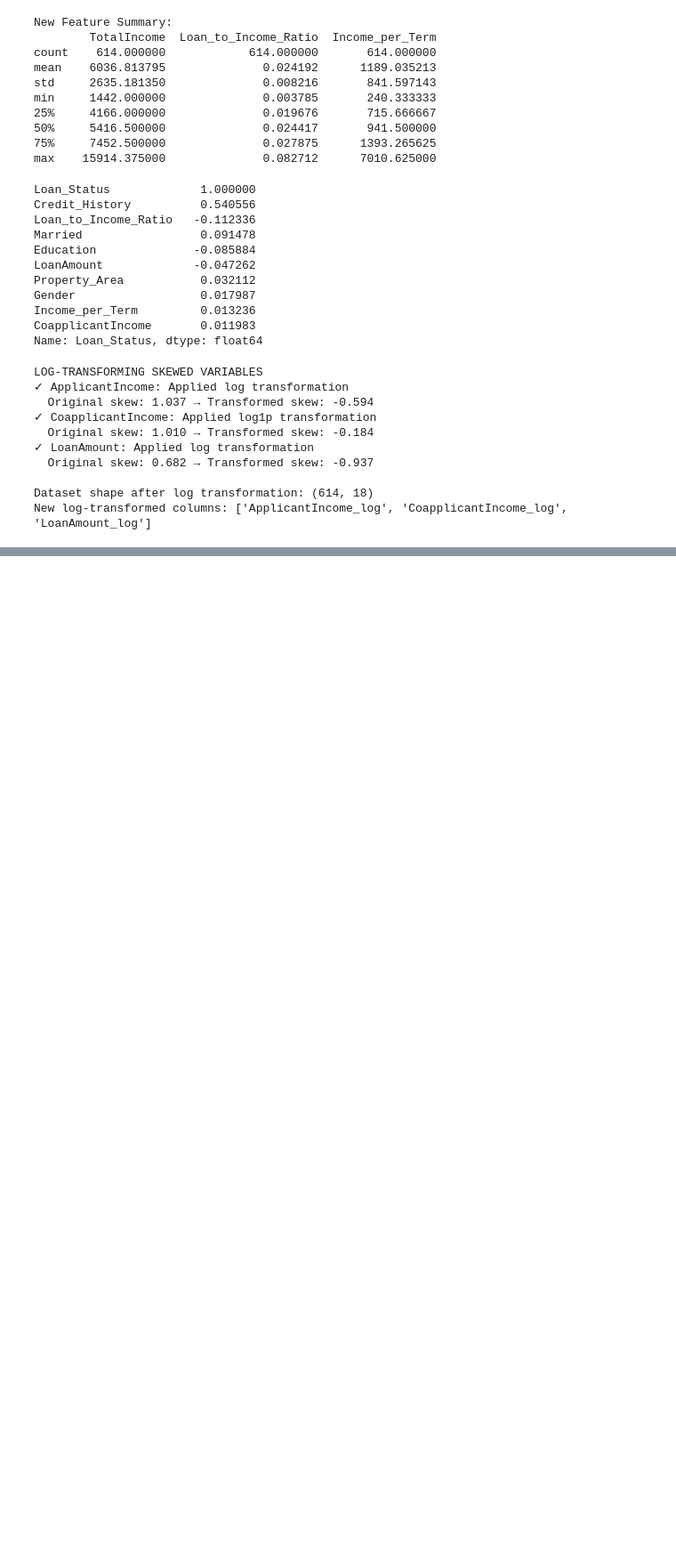
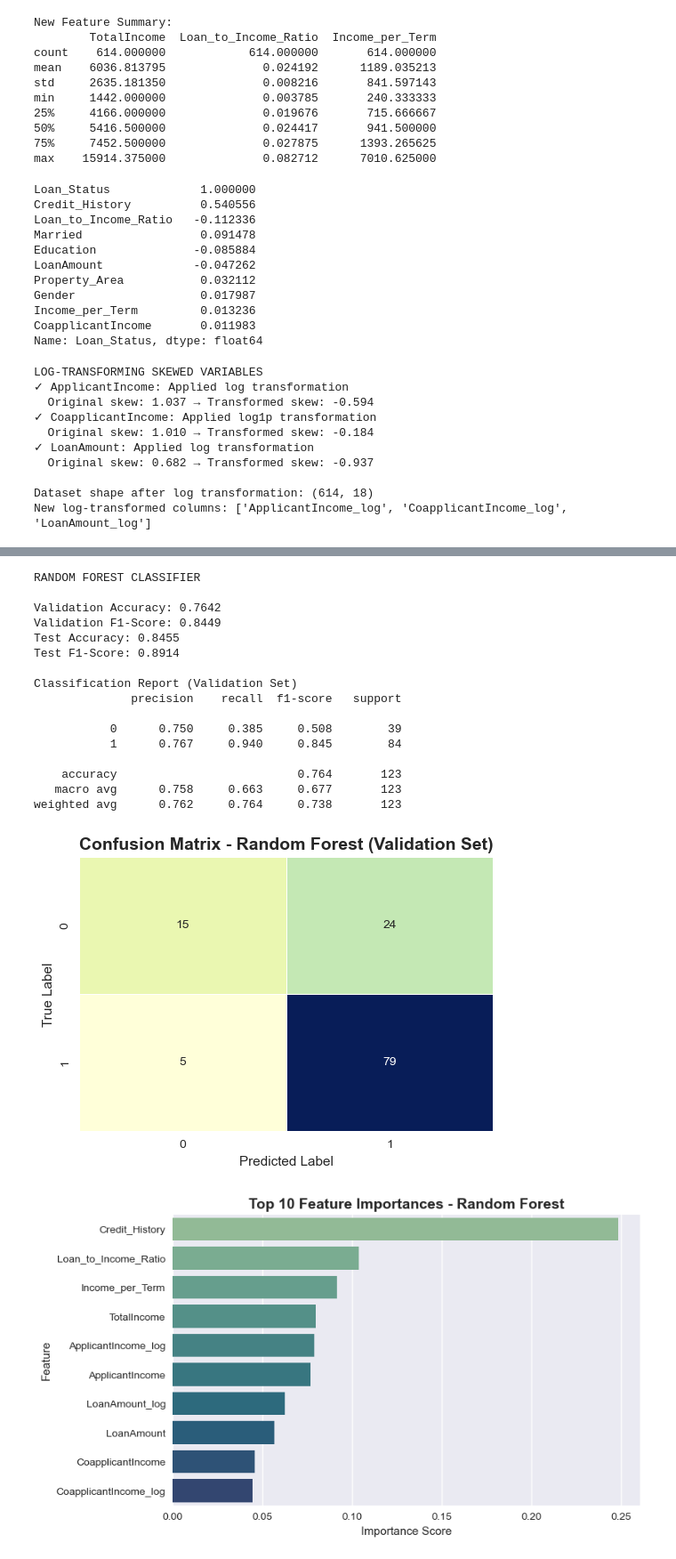
Before and after one commit to RasakOlasunkanmi/my_task, a Jupyter notebook: rasak_olasunkanmi_task25/home_loan_preprocessing.ipynb, the cells around one changed output, grey strips where cells are left out. Shown at 89% size. Saved outputs shown, nothing was run; the diff lists cells and outputs as text; code cells hidden in the pictures; blank space fills up the shorter version.

```diff
--- a/rasak_olasunkanmi_task25/home_loan_preprocessing.ipynb
+++ b/rasak_olasunkanmi_task25/home_loan_preprocessing.ipynb
@@ -313,0 +643,78 @@ df_encoded.shape
+# %%
+# Random Forest Classifier
+print("RANDOM FOREST CLASSIFIER")
+
+# Create Random Forest model
+rf_model = RandomForestClassifier(
+    random_state=42,
+    n_estimators=200,         # number of trees
+    max_depth=8,             # limit tree depth to prevent overfitting
+    class_weight='balanced',  # handle class imbalance
+    n_jobs=-1                 # use all CPU cores for faster training
+)
+
+# Train the model
+rf_model.fit(X_train_scaled, y_train)
+
+# Make predictions
+y_val_pred = rf_model.predict(X_val_scaled)
+y_test_pred = rf_model.predict(X_test_scaled)
+
+# Evaluate performance
+val_acc_rf = accuracy_score(y_val, y_val_pred)
+test_acc_rf = accuracy_score(y_test, y_test_pred)
+val_f1_rf = f1_score(y_val, y_val_pred)
+test_f1_rf = f1_score(y_test, y_test_pred)
+
+print(f"\nValidation Accuracy: {val_acc_rf:.4f}")
+print(f"Validation F1-Score: {val_f1_rf:.4f}")
+print(f"Test Accuracy: {test_acc_rf:.4f}")
+print(f"Test F1-Score: {test_f1_rf:.4f}")
+
+print("\nClassification Report (Validation Set)")
+print(classification_report(y_val, y_val_pred, digits=3))
+
+# Confusion Matrix Visualization
+cm = confusion_matrix(y_val, y_val_pred)
+plt.figure(figsize=(6, 4))
+sns.heatmap(cm, annot=True, fmt='d', cmap='YlGnBu', cbar=False, linewidths=0.5)
+plt.title('Confusion Matrix - Random Forest (Validation Set)', fontsize=14, weight='bold')
+plt.xlabel('Predicted Label')
+plt.ylabel('True Label')
+plt.show()
+
+# Feature importance visualization
+feature_importances = pd.DataFrame({
+    'Feature': X_train_scaled.columns,
+    'Importance': rf_model.feature_importances_
+}).sort_values(by='Importance', ascending=False)
+
+plt.figure(figsize=(8, 5))
+sns.barplot(data=feature_importances.head(10), x='Importance', y='Feature', palette='crest')
+plt.title('Top 10 Feature Importances - Random Forest', fontsize=14, weight='bold')
+plt.xlabel('Importance Score')
+plt.ylabel('Feature')
+plt.show()
+
+# Display all importances sorted
+print("\nFeature Importance (All Features)")
+print(feature_importances)
+# %% [output]
+RANDOM FOREST CLASSIFIER
+
+Validation Accuracy: 0.7642
+Validation F1-Score: 0.8449
+Test Accuracy: 0.8455
+Test F1-Score: 0.8914
+
+Classification Report (Validation Set)
+              precision    recall  f1-score   support
+
+           0      0.750     0.385     0.508        39
+           1      0.767     0.940     0.845        84
+
+    accuracy                          0.764       123
+   macro avg      0.758     0.663     0.677       123
+weighted avg      0.762     0.764     0.738       123
+[figure, added]
+[figure, added]
```
Also changed, not shown: parts of 16 cells of this notebook.
